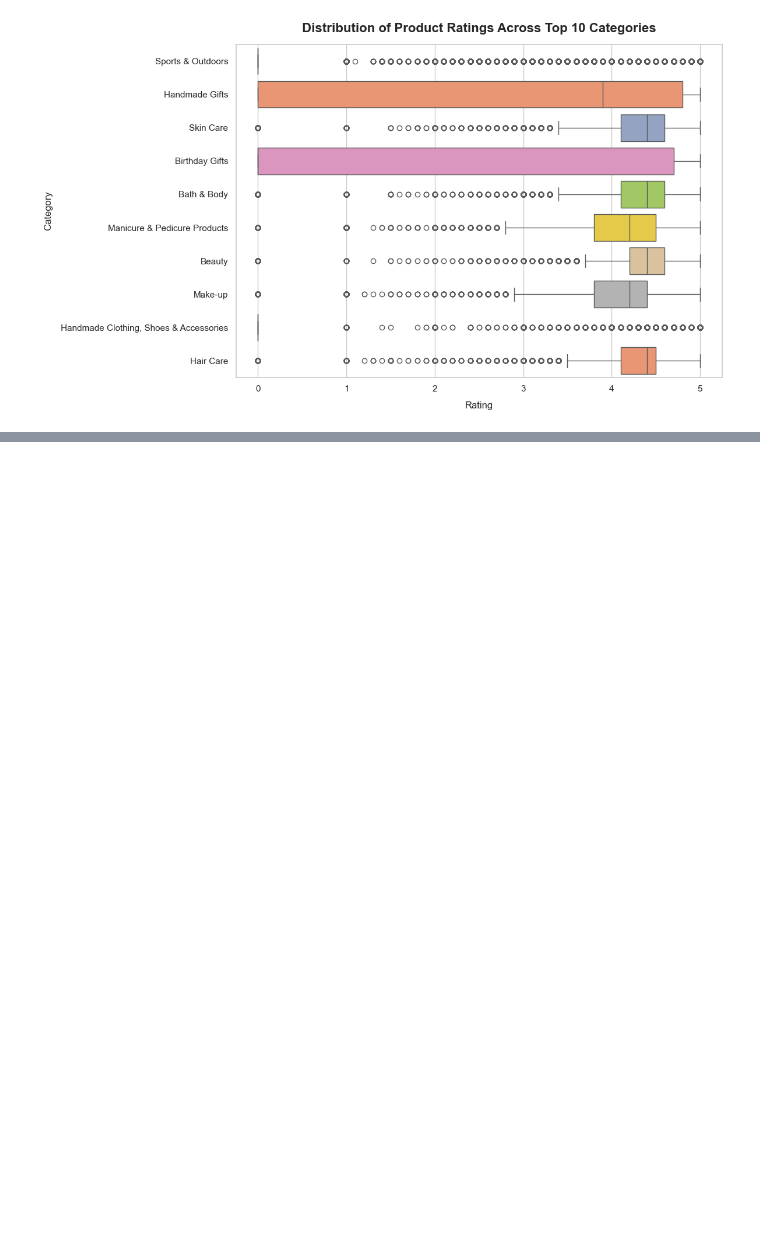
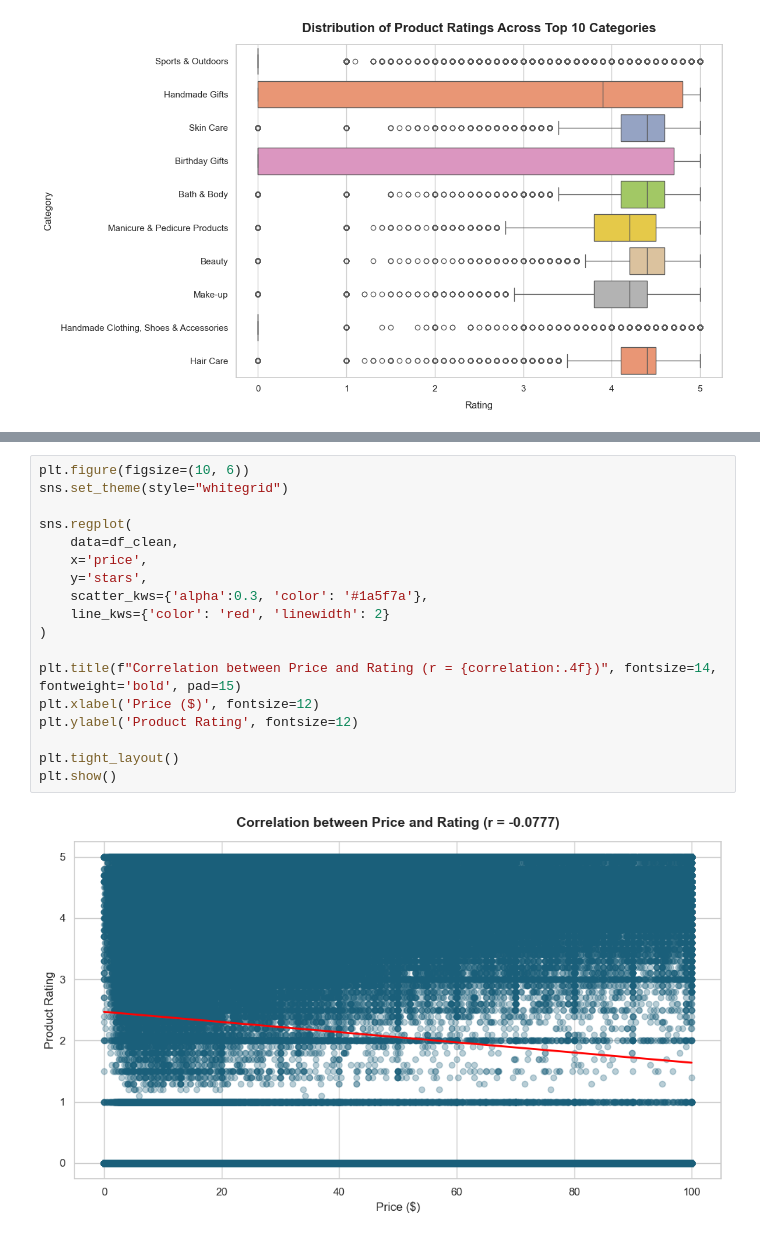
Before and after one commit to bibianglez/lab-eda-bivariate, a Jupyter notebook: lab_eda_bivariate.ipynb, the cells around one changed output, grey strips where cells are left out. Saved outputs shown, nothing was run; the diff lists cells and outputs as text; blank space fills up the shorter version.

```diff
--- a/lab_eda_bivariate.ipynb
+++ b/lab_eda_bivariate.ipynb
@@ -316,0 +331,20 @@ plt.show()
+# %%
+plt.figure(figsize=(10, 6))
+sns.set_theme(style="whitegrid")
+
+sns.regplot(
+    data=df_clean,
+    x='price',
+    y='stars',
+    scatter_kws={'alpha':0.3, 'color': '#1a5f7a'},
+    line_kws={'color': 'red', 'linewidth': 2}
+)
+
+plt.title(f"Correlation between Price and Rating (r = {correlation:.4f})", fontsize=14, fontweight='bold', pad=15)
+plt.xlabel('Price ($)', fontsize=12)
+plt.ylabel('Product Rating', fontsize=12)
+
+plt.tight_layout()
+plt.show()
+# %% [output]
+[figure, added]
```
Also changed, not shown: parts of 9 cells of this notebook.
